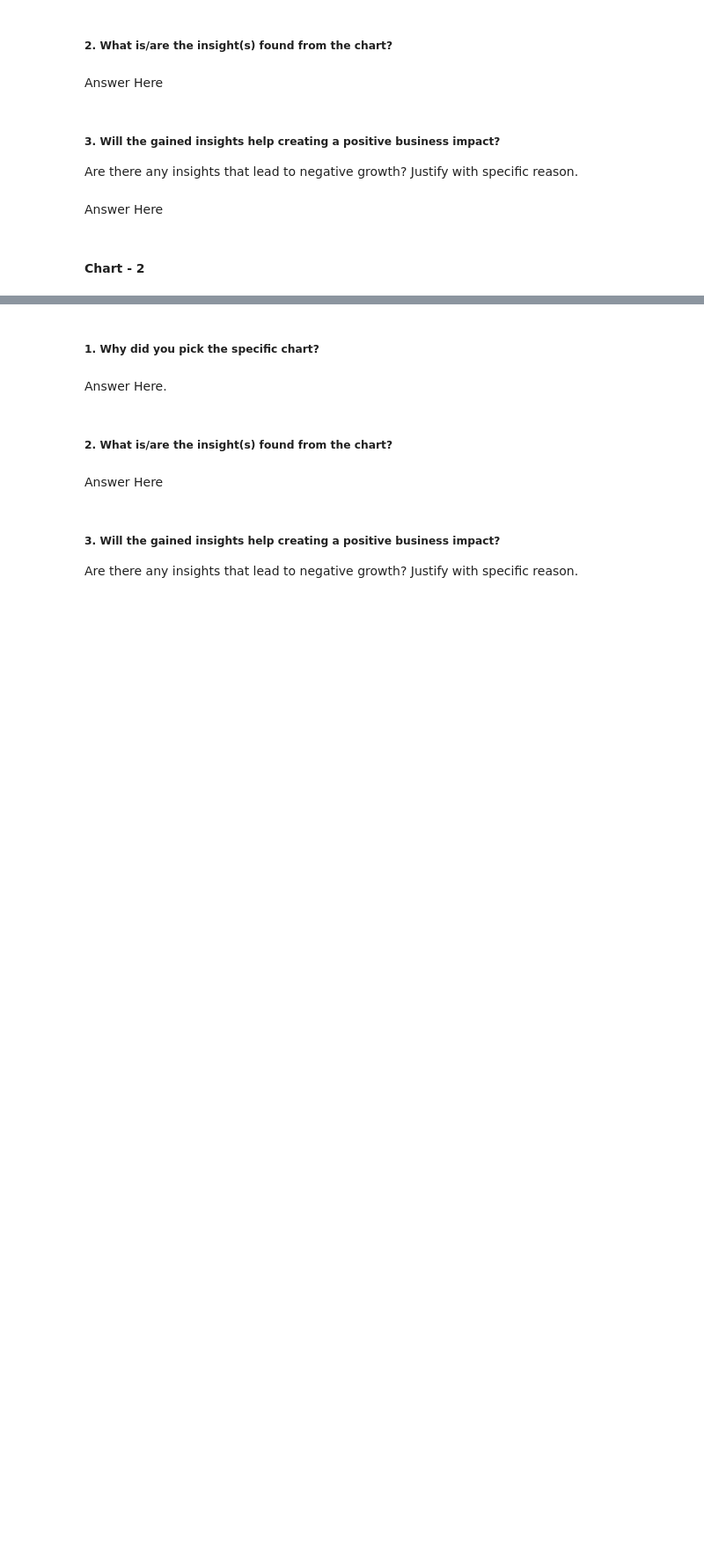
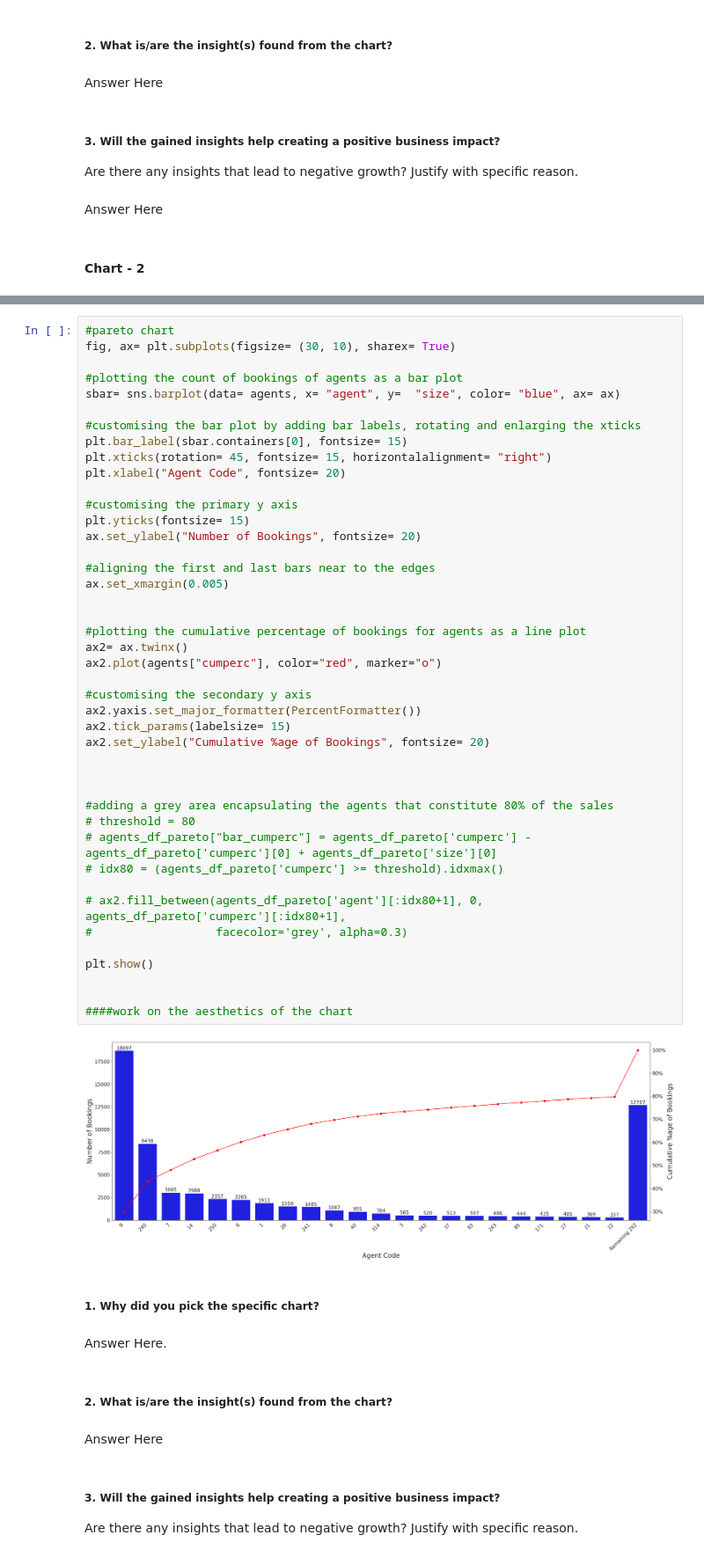
Before and after one commit to bisht-deepak/EDA, a Jupyter notebook: Hotel Booking/hotel-booking-analysis.ipynb, the cells around one changed output, grey strips where cells are left out. Shown at 88% size. Cells and saved outputs as stored; diff of their text form; blank space fills up the shorter version.

```diff
--- a/Hotel Booking/hotel-booking-analysis.ipynb
+++ b/Hotel Booking/hotel-booking-analysis.ipynb
@@ -392,3 +521,48 @@ Answer Here
+# %%
+#pareto chart
+fig, ax= plt.subplots(figsize= (30, 10), sharex= True)
+
+#plotting the count of bookings of agents as a bar plot
+sbar= sns.barplot(data= agents, x= "agent", y=  "size", color= "blue", ax= ax)
+
+#customising the bar plot by adding bar labels, rotating and enlarging the xticks
+plt.bar_label(sbar.containers[0], fontsize= 15)
+plt.xticks(rotation= 45, fontsize= 15, horizontalalignment= "right")
+plt.xlabel("Agent Code", fontsize= 20)
+
+#customising the primary y axis
+plt.yticks(fontsize= 15)
+ax.set_ylabel("Number of Bookings", fontsize= 20)
+
+#aligning the first and last bars near to the edges
+ax.set_xmargin(0.005)
+
+
+#plotting the cumulative percentage of bookings for agents as a line plot
+ax2= ax.twinx()
+ax2.plot(agents["cumperc"], color="red", marker="o")
+
+#customising the secondary y axis
+ax2.yaxis.set_major_formatter(PercentFormatter())
+ax2.tick_params(labelsize= 15)
+ax2.set_ylabel("Cumulative %age of Bookings", fontsize= 20)
+
+
+
+#adding a grey area encapsulating the agents that constitute 80% of the sales
+# threshold = 80
+# agents_df_pareto["bar_cumperc"] = agents_df_pareto['cumperc'] - agents_df_pareto['cumperc'][0] + agents_df_pareto['size'][0]
+# idx80 = (agents_df_pareto['cumperc'] >= threshold).idxmax()
+
+# ax2.fill_between(agents_df_pareto['agent'][:idx80+1], 0, agents_df_pareto['cumperc'][:idx80+1],
+#                  facecolor='grey', alpha=0.3)
+
+plt.show()
+
+
+####work on the aesthetics of the chart
+# %% [output]
+[figure, added]
 # %% [markdown]
 ##### 1. Why did you pick the specific chart?
 # %% [markdown]
```
Also changed, not shown: parts of 25 cells of this notebook.
